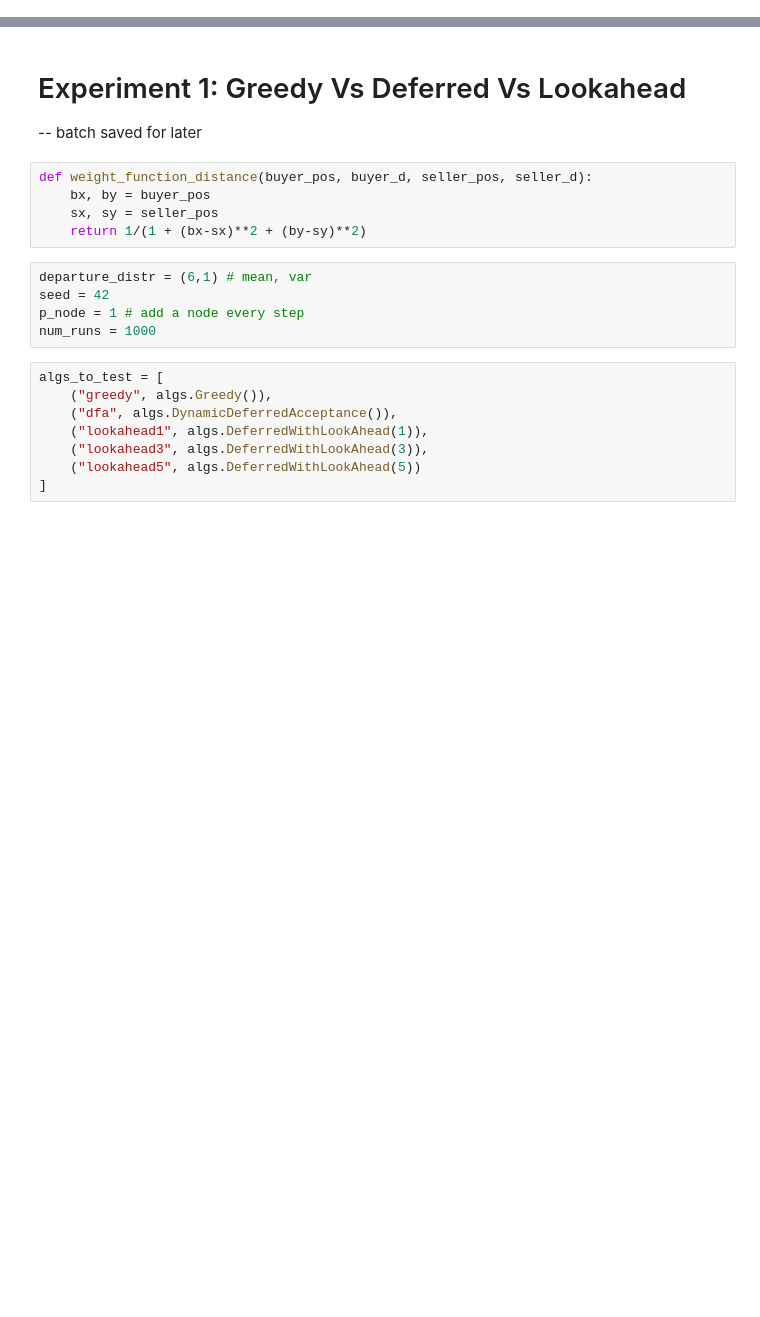
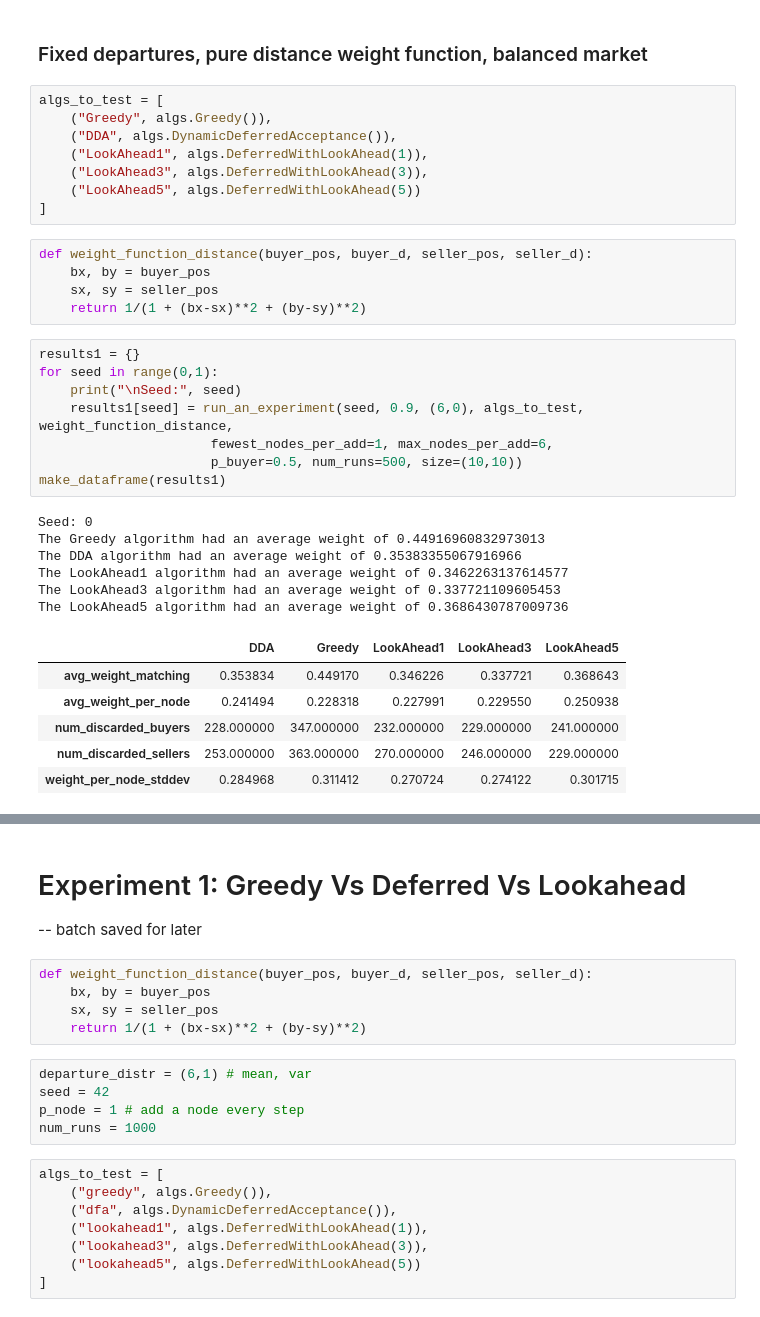
Before and after one commit to tjdiamandis/cs269i_final_project, a Jupyter notebook: experiments/BasicExperiment.ipynb, the cells around one changed output, grey strips where cells are left out. Drawn from its saved outputs; the diff is of its cells as text; blank space fills up the shorter version.

```diff
--- a/experiments/BasicExperiment.ipynb
+++ b/experiments/BasicExperiment.ipynb
@@ -12,0 +128,36 @@ import matplotlib.pyplot as plt
+# %% [markdown]
+### Fixed departures, pure distance weight function, balanced market
+# %%
+algs_to_test = [
+    ("Greedy", algs.Greedy()),
+    ("DDA", algs.DynamicDeferredAcceptance()),
+    ("LookAhead1", algs.DeferredWithLookAhead(1)),
+    ("LookAhead3", algs.DeferredWithLookAhead(3)),
+    ("LookAhead5", algs.DeferredWithLookAhead(5))
+]
+# %%
+def weight_function_distance(buyer_pos, buyer_d, seller_pos, seller_d):
+    bx, by = buyer_pos
+    sx, sy = seller_pos
+    return 1/(1 + (bx-sx)**2 + (by-sy)**2)
+# %%
+results1 = {}
+for seed in range(0,1):
+    print("\nSeed:", seed)
+    results1[seed] = run_an_experiment(seed, 0.9, (6,0), algs_to_test, weight_function_distance,
+                      fewest_nodes_per_add=1, max_nodes_per_add=6,
+                      p_buyer=0.5, num_runs=500, size=(10,10))
+make_dataframe(results1)
+# %% [output]
+Seed: 0
+The Greedy algorithm had an average weight of 0.44916960832973013
+The DDA algorithm had an average weight of 0.35383355067916966
+The LookAhead1 algorithm had an average weight of 0.3462263137614577
+The LookAhead3 algorithm had an average weight of 0.337721109605453
+The LookAhead5 algorithm had an average weight of 0.3686430787009736
+|  | DDA | Greedy | LookAhead1 | LookAhead3 | LookAhead5 |
+| avg_weight_matching | 0.353834 | 0.449170 | 0.346226 | 0.337721 | 0.368643 |
+| avg_weight_per_node | 0.241494 | 0.228318 | 0.227991 | 0.229550 | 0.250938 |
+| num_discarded_buyers | 228.000000 | 347.000000 | 232.000000 | 229.000000 | 241.000000 |
+| num_discarded_sellers | 253.000000 | 363.000000 | 270.000000 | 246.000000 | 229.000000 |
+| weight_per_node_stddev | 0.284968 | 0.311412 | 0.270724 | 0.274122 | 0.301715 |
```
Also changed, not shown: parts of 46 cells of this notebook.
